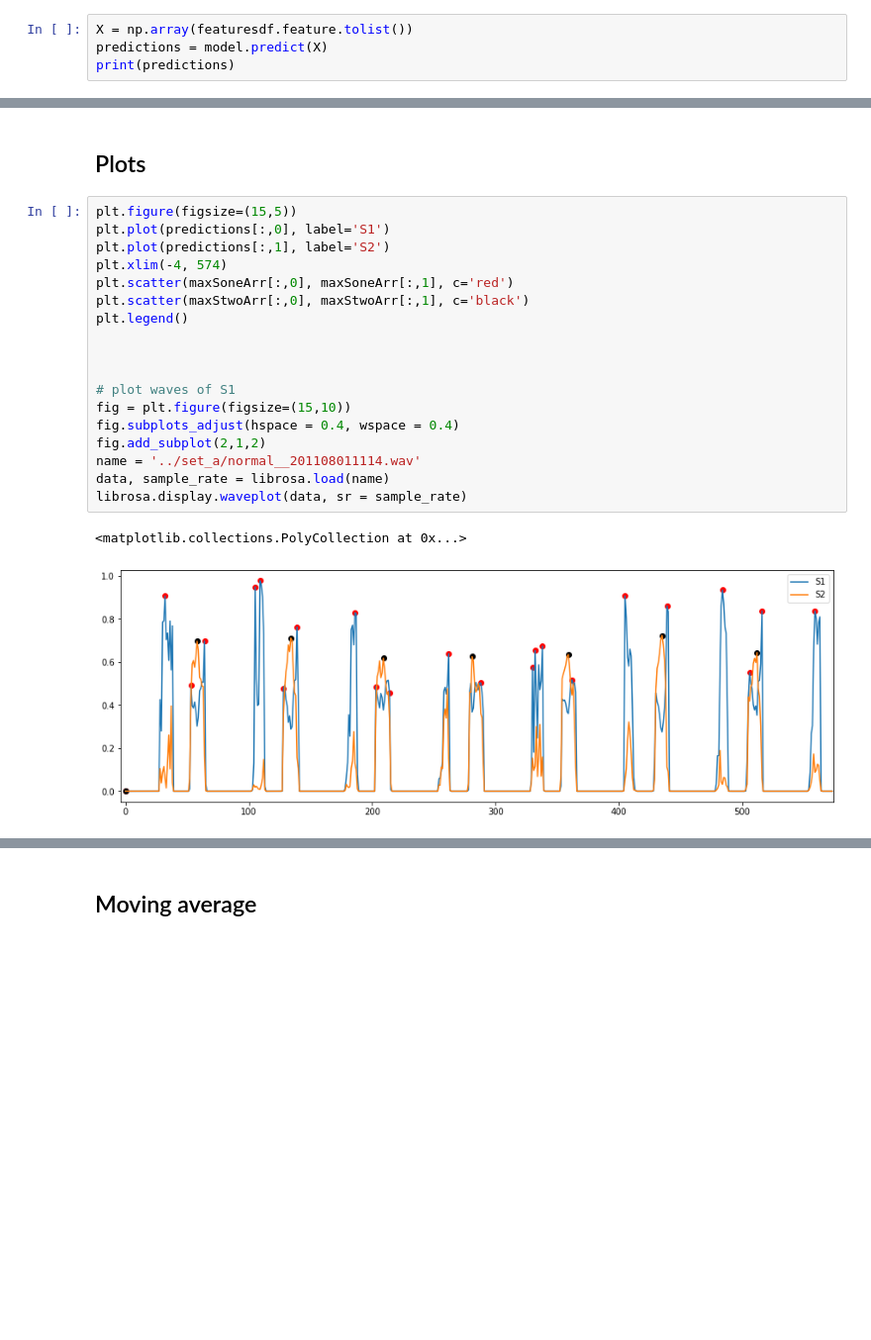
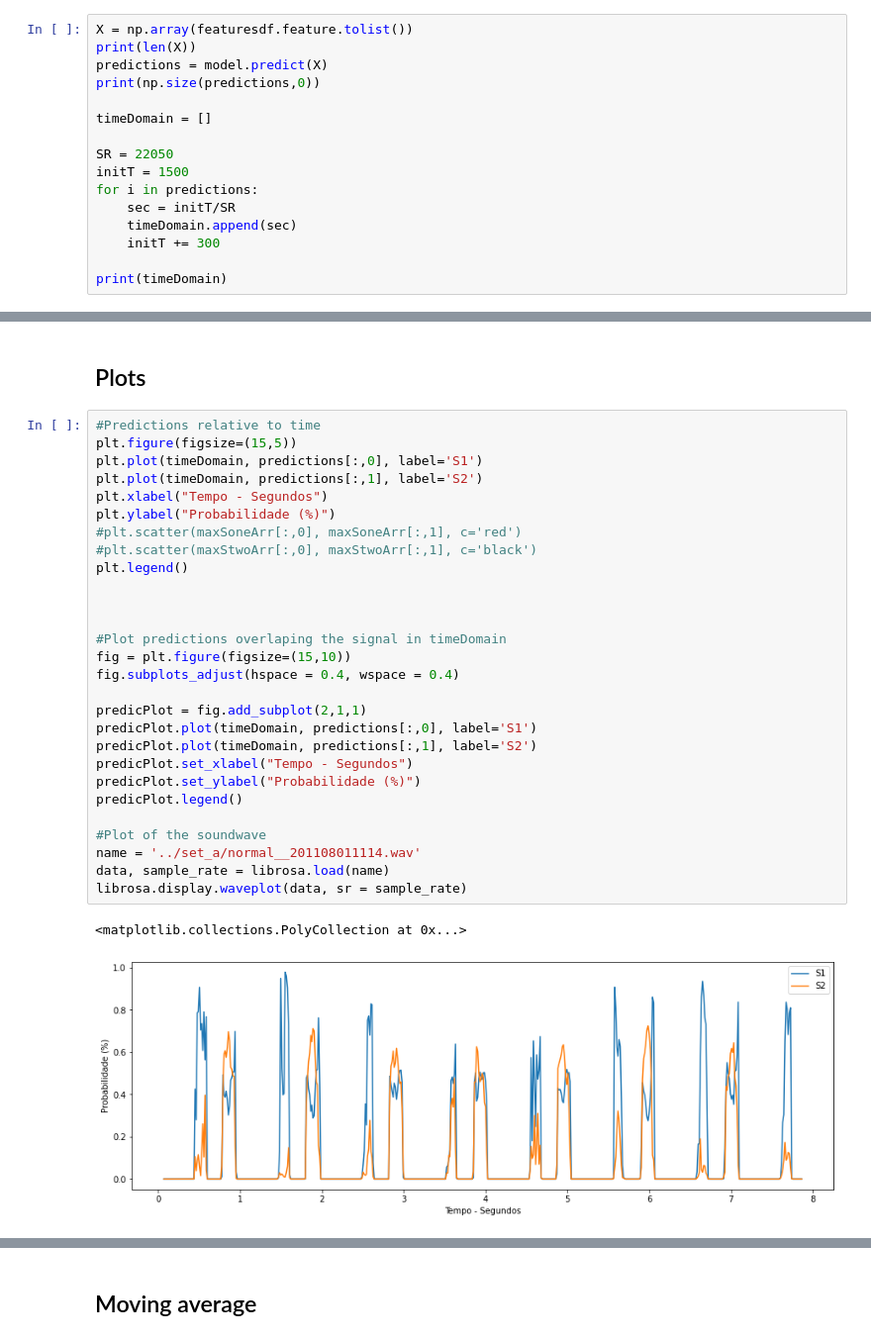
Before and after one commit to blackmountainb/taad-project, a Jupyter notebook: code/Model_Predict.ipynb, the cells around one changed output, grey strips where cells are left out. Shown: that part at 99% size. Cells and saved outputs as stored; diff of their text form; blank space fills up the shorter version.

Commit message:
Change the plot domain from samples to seconds

```diff
--- a/code/Model_Predict.ipynb
+++ b/code/Model_Predict.ipynb
@@ -141,6 +162,18 @@ featuresdf.head()
 ### Predections (SOFTMAX func)
 # %%
 X = np.array(featuresdf.feature.tolist())
+print(len(X))
 predictions = model.predict(X)
-print(predictions)
+print(np.size(predictions,0))
+
+timeDomain = []
+
+SR = 22050
+initT = 1500
+for i in predictions:
+    sec = initT/SR
+    timeDomain.append(sec)
+    initT += 300
+
+print(timeDomain)
 # %% [output]
@@ -247,23 +250,33 @@ print(maxStwoArr)
 # %% [markdown]
 ## Plots
 # %%
+#Predictions relative to time
 plt.figure(figsize=(15,5))
-plt.plot(predictions[:,0], label='S1')
-plt.plot(predictions[:,1], label='S2')
-plt.xlim(-4, 574)
-plt.scatter(maxSoneArr[:,0], maxSoneArr[:,1], c='red')
-plt.scatter(maxStwoArr[:,0], maxStwoArr[:,1], c='black')
+plt.plot(timeDomain, predictions[:,0], label='S1')
+plt.plot(timeDomain, predictions[:,1], label='S2')
+plt.xlabel("Tempo - Segundos")
+plt.ylabel("Probabilidade (%)")
+#plt.scatter(maxSoneArr[:,0], maxSoneArr[:,1], c='red')
+#plt.scatter(maxStwoArr[:,0], maxStwoArr[:,1], c='black')
 plt.legend()
 
 
 
-# plot waves of S1
+#Plot predictions overlaping the signal in timeDomain
 fig = plt.figure(figsize=(15,10))
 fig.subplots_adjust(hspace = 0.4, wspace = 0.4)
-fig.add_subplot(2,1,2)
+
+predicPlot = fig.add_subplot(2,1,1)
+predicPlot.plot(timeDomain, predictions[:,0], label='S1')
+predicPlot.plot(timeDomain, predictions[:,1], label='S2')
+predicPlot.set_xlabel("Tempo - Segundos")
+predicPlot.set_ylabel("Probabilidade (%)")
+predicPlot.legend()
+
+#Plot of the soundwave
 name = '../set_a/normal__201108011114.wav'
 data, sample_rate = librosa.load(name)
 librosa.display.waveplot(data, sr = sample_rate)
 # %% [output]
 <matplotlib.collections.PolyCollection at 0x...>
-[figure, old version]
+[figure, new version]
```
Also changed, not shown: parts of 12 cells of this notebook.
